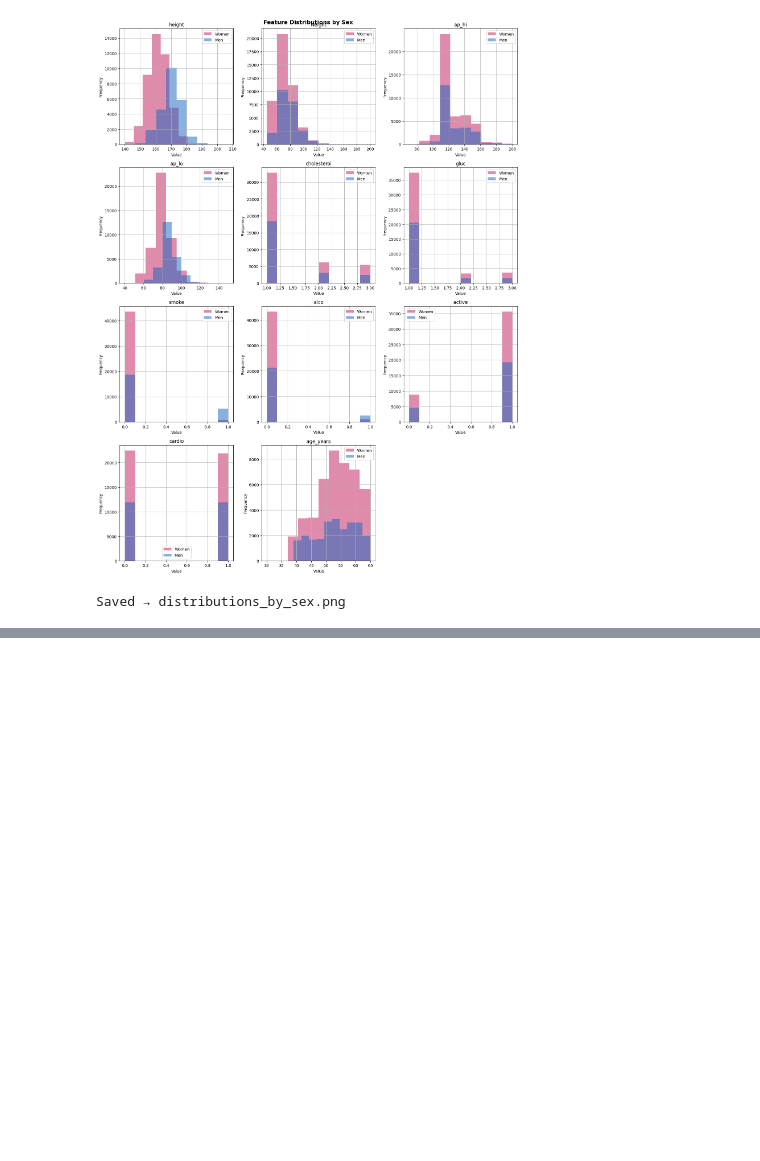
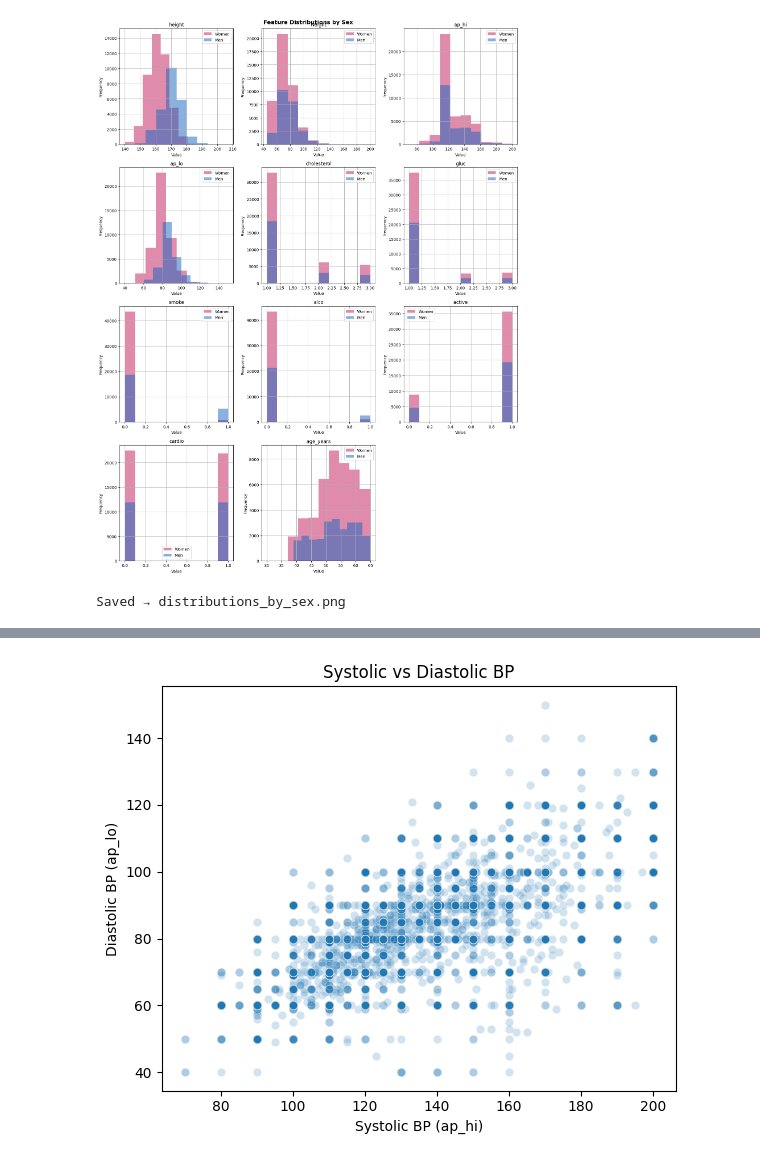
Before and after one commit to Kavisha612/Dissertation_ExplainableAI, a Jupyter notebook: data/preprocessing_notebooks/02_eda.ipynb, the cells around one changed output, grey strips where cells are left out. Saved outputs shown, nothing was run; the diff lists cells and outputs as text; code cells hidden in the pictures; blank space fills up the shorter version.

```diff
--- a/data/preprocessing_notebooks/02_eda.ipynb
+++ b/data/preprocessing_notebooks/02_eda.ipynb
@@ -68,0 +181,11 @@ Saved → distributions_by_sex.png
+# %%
+fig, ax = plt.subplots(figsize=(6, 5))
+sns.scatterplot(data=df, x="ap_hi", y="ap_lo", alpha=0.2, ax=ax)
+ax.set_title("Systolic vs Diastolic BP")
+ax.set_xlabel("Systolic BP (ap_hi)")
+ax.set_ylabel("Diastolic BP (ap_lo)")
+plt.tight_layout()
+plt.savefig(OUTPUT_DIR / "scatter_ap_hi_ap_lo.png", dpi=150, bbox_inches="tight")
+plt.show()
+# %% [output]
+[figure, added]
```
Also changed, not shown: parts of 15 cells of this notebook.
